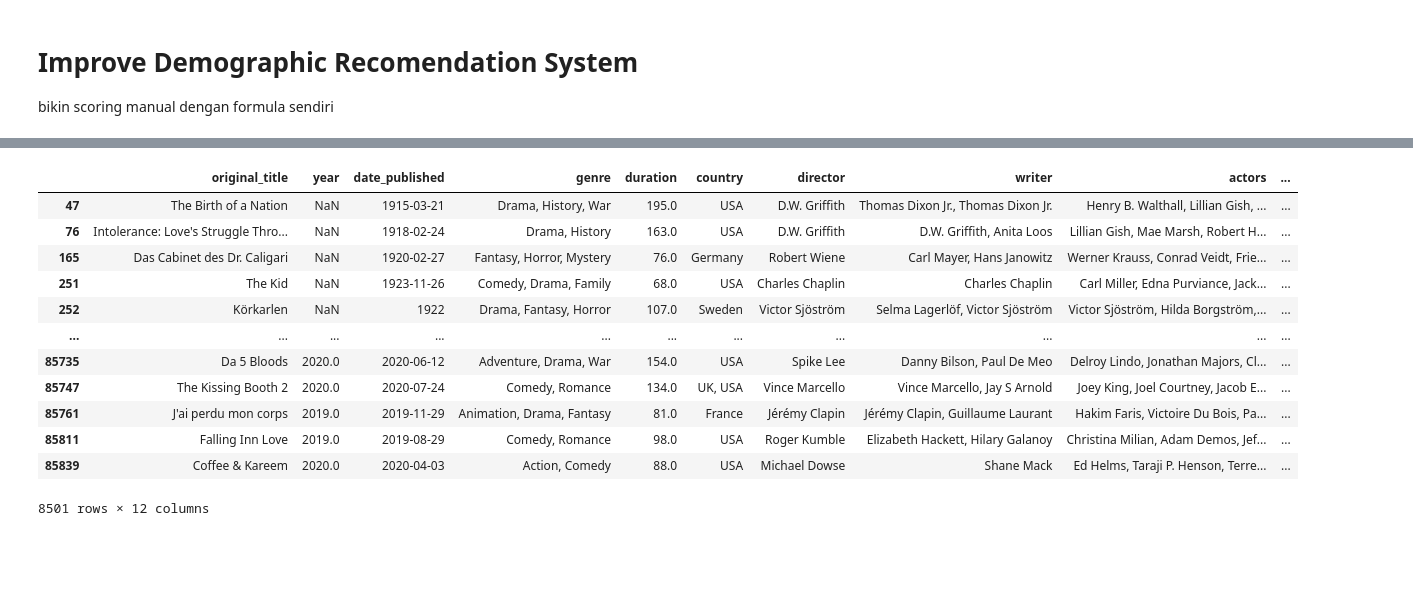
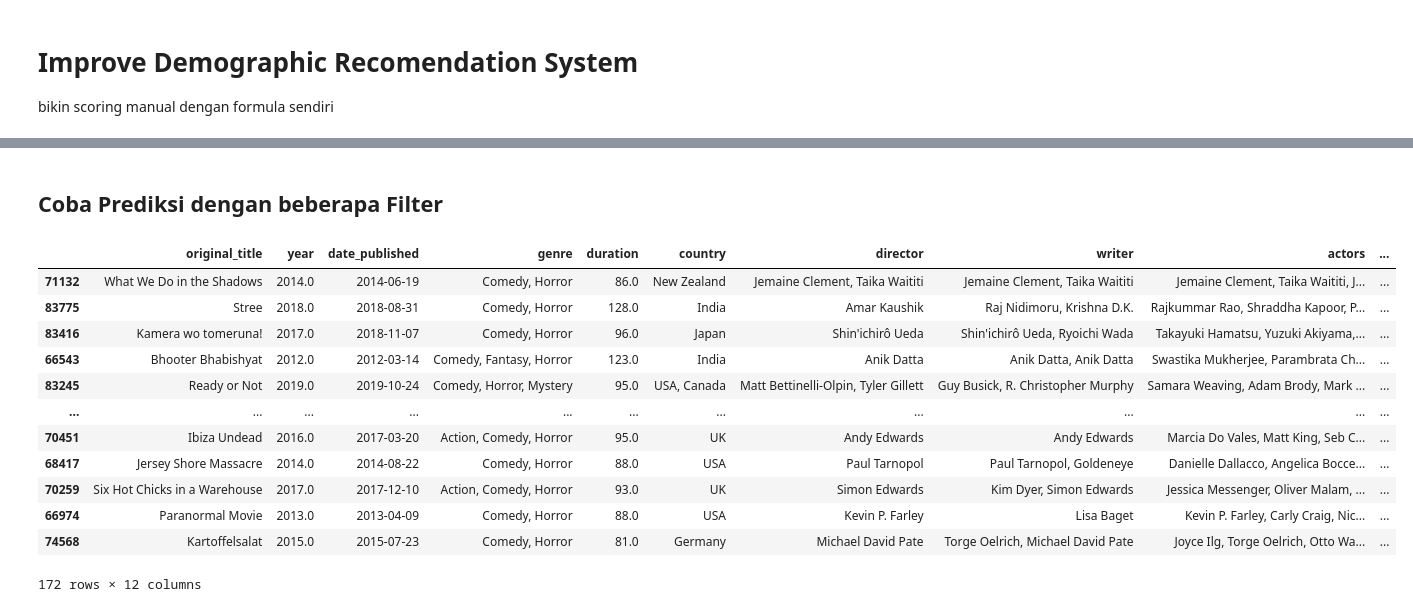
Before and after one commit to rshby/dicoding_ml_lanjutan, a Jupyter notebook: sistem_rekomendasi/demographic_recommender.ipynb, the cells around one changed output, grey strips where cells are left out. Saved outputs shown, nothing was run; the diff lists cells and outputs as text; code cells hidden in the pictures; blank space fills up the shorter version.

```diff
--- a/sistem_rekomendasi/demographic_recommender.ipynb
+++ b/sistem_rekomendasi/demographic_recommender.ipynb
@@ -104,16 +89,18 @@ See the caveats in the documentation: https://pandas.pydata.org/pandas-docs/stab
-# %%
-df.loc[df["votes"] > 10000]
-# %% [output]
-|  | original_title | year | date_published | genre | duration | country | director | writer | actors | ... |
-| 47 | The Birth of a Nation | NaN | 1915-03-21 | Drama, History, War | 195.0 | USA | D.W. Griffith | Thomas Dixon Jr., Thomas Dixon Jr. | Henry B. Walthall, Lillian Gish, ... | ... |
-| 76 | Intolerance: Love's Struggle Thro... | NaN | 1918-02-24 | Drama, History | 163.0 | USA | D.W. Griffith | D.W. Griffith, Anita Loos | Lillian Gish, Mae Marsh, Robert H... | ... |
-| 165 | Das Cabinet des Dr. Caligari | NaN | 1920-02-27 | Fantasy, Horror, Mystery | 76.0 | Germany | Robert Wiene | Carl Mayer, Hans Janowitz | Werner Krauss, Conrad Veidt, Frie... | ... |
-| 251 | The Kid | NaN | 1923-11-26 | Comedy, Drama, Family | 68.0 | USA | Charles Chaplin | Charles Chaplin | Carl Miller, Edna Purviance, Jack... | ... |
-| 252 | Körkarlen | NaN | 1922 | Drama, Fantasy, Horror | 107.0 | Sweden | Victor Sjöström | Selma Lagerlöf, Victor Sjöström | Victor Sjöström, Hilda Borgström,... | ... |
-| ... | ... | ... | ... | ... | ... | ... | ... | ... | ... | ... |
-| 85735 | Da 5 Bloods | 2020.0 | 2020-06-12 | Adventure, Drama, War | 154.0 | USA | Spike Lee | Danny Bilson, Paul De Meo | Delroy Lindo, Jonathan Majors, Cl... | ... |
-| 85747 | The Kissing Booth 2 | 2020.0 | 2020-07-24 | Comedy, Romance | 134.0 | UK, USA | Vince Marcello | Vince Marcello, Jay S Arnold | Joey King, Joel Courtney, Jacob E... | ... |
-| 85761 | J'ai perdu mon corps | 2019.0 | 2019-11-29 | Animation, Drama, Fantasy | 81.0 | France | Jérémy Clapin | Jérémy Clapin, Guillaume Laurant | Hakim Faris, Victoire Du Bois, Pa... | ... |
-| 85811 | Falling Inn Love | 2019.0 | 2019-08-29 | Comedy, Romance | 98.0 | USA | Roger Kumble | Elizabeth Hackett, Hilary Galanoy | Christina Milian, Adam Demos, Jef... | ... |
-| 85839 | Coffee & Kareem | 2020.0 | 2020-04-03 | Action, Comedy | 88.0 | USA | Michael Dowse | Shane Mack | Ed Helms, Taraji P. Henson, Terre... | ... |
-8501 rows × 12 columns
+# %% [markdown]
+## Coba Prediksi dengan beberapa Filter
+# %%
+df.loc[(df["genre"].str.contains("Horror")) & (df["genre"].str.contains("Comedy")) == True].sort_values(by="socer", ascending=False)
+# %% [output]
+|  | original_title | year | date_published | genre | duration | country | director | writer | actors | ... |
+| 71132 | What We Do in the Shadows | 2014.0 | 2014-06-19 | Comedy, Horror | 86.0 | New Zealand | Jemaine Clement, Taika Waititi | Jemaine Clement, Taika Waititi | Jemaine Clement, Taika Waititi, J... | ... |
+| 83775 | Stree | 2018.0 | 2018-08-31 | Comedy, Horror | 128.0 | India | Amar Kaushik | Raj Nidimoru, Krishna D.K. | Rajkummar Rao, Shraddha Kapoor, P... | ... |
+| 83416 | Kamera wo tomeruna! | 2017.0 | 2018-11-07 | Comedy, Horror | 96.0 | Japan | Shin'ichirô Ueda | Shin'ichirô Ueda, Ryoichi Wada | Takayuki Hamatsu, Yuzuki Akiyama,... | ... |
+| 66543 | Bhooter Bhabishyat | 2012.0 | 2012-03-14 | Comedy, Fantasy, Horror | 123.0 | India | Anik Datta | Anik Datta, Anik Datta | Swastika Mukherjee, Parambrata Ch... | ... |
+| 83245 | Ready or Not | 2019.0 | 2019-10-24 | Comedy, Horror, Mystery | 95.0 | USA, Canada | Matt Bettinelli-Olpin, Tyler Gillett | Guy Busick, R. Christopher Murphy | Samara Weaving, Adam Brody, Mark ... | ... |
+| ... | ... | ... | ... | ... | ... | ... | ... | ... | ... | ... |
+| 70451 | Ibiza Undead | 2016.0 | 2017-03-20 | Action, Comedy, Horror | 95.0 | UK | Andy Edwards | Andy Edwards | Marcia Do Vales, Matt King, Seb C... | ... |
+| 68417 | Jersey Shore Massacre | 2014.0 | 2014-08-22 | Comedy, Horror | 88.0 | USA | Paul Tarnopol | Paul Tarnopol, Goldeneye | Danielle Dallacco, Angelica Bocce... | ... |
+| 70259 | Six Hot Chicks in a Warehouse | 2017.0 | 2017-12-10 | Action, Comedy, Horror | 93.0 | UK | Simon Edwards | Kim Dyer, Simon Edwards | Jessica Messenger, Oliver Malam, ... | ... |
+| 66974 | Paranormal Movie | 2013.0 | 2013-04-09 | Comedy, Horror | 88.0 | USA | Kevin P. Farley | Lisa Baget | Kevin P. Farley, Carly Craig, Nic... | ... |
+| 74568 | Kartoffelsalat | 2015.0 | 2015-07-23 | Comedy, Horror | 81.0 | Germany | Michael David Pate | Torge Oelrich, Michael David Pate | Joyce Ilg, Torge Oelrich, Otto Wa... | ... |
+172 rows × 12 columns
```
Also changed, not shown: parts of 6 cells of this notebook.
